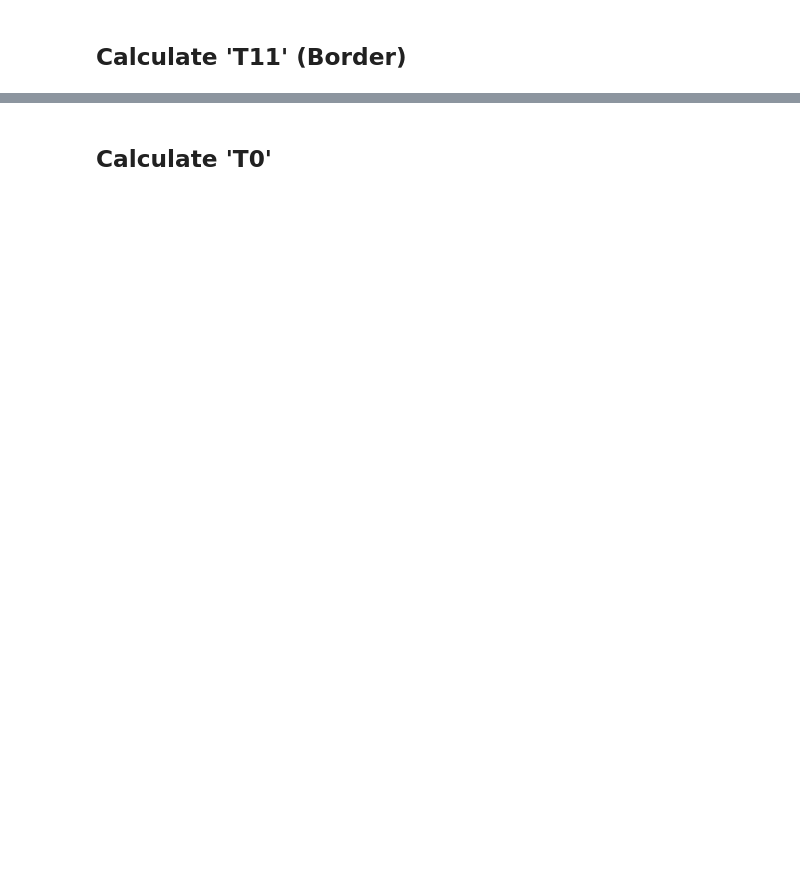
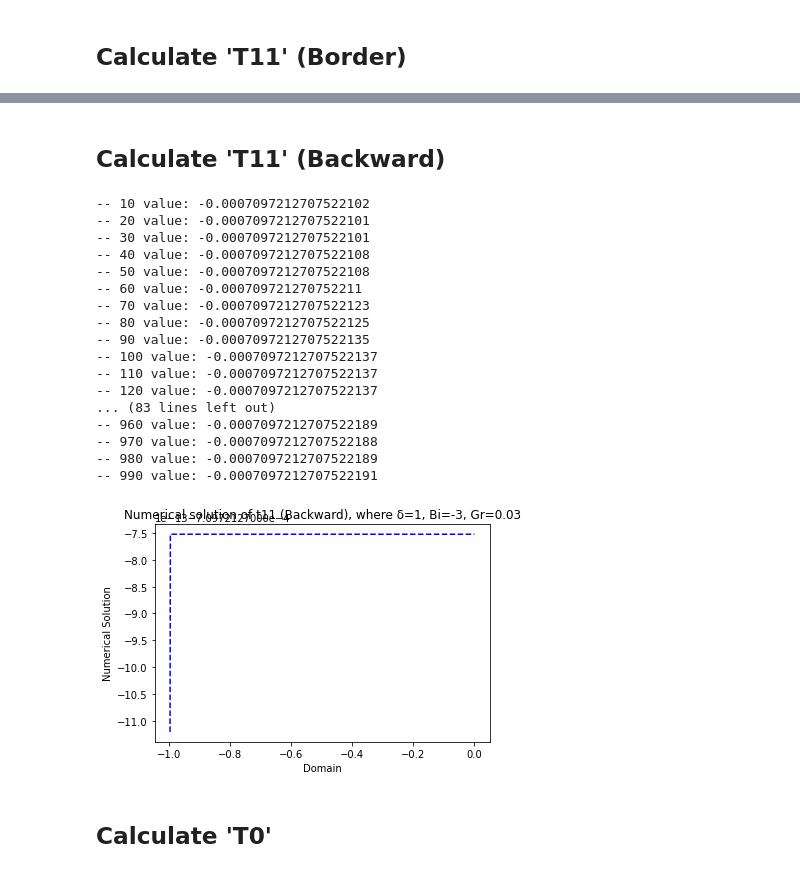
Before and after one commit to SvetlanaSV04/SolveSystemTDMS, a Jupyter notebook: solve.ipynb, the cells around one changed output, grey strips where cells are left out. Cells and saved outputs as stored; diff of their text form; code cells hidden in the pictures; blank space fills up the shorter version.

Commit message:
upd: calculate T11 with border

```diff
--- a/solve.ipynb
+++ b/solve.ipynb
@@ -244,7 +244,7 @@ import numpy as np
 z_left_border = -1.0
 z_right_border = 0.0
 
-n=100
+n=1000
 h=(z_right_border - z_left_border)/(n-1)
 
 z = np.zeros(n)
@@ -258,7 +258,7 @@ print(z)
 τ = 1e-8
 
 δ=1
-Bi=0
+Bi=-3
 Gr=0.03
 Pr=0.7
 # %% [markdown]
@@ -317,3 +392,34 @@ print('\'T11\' border value at z={}: {}'.format(z[-1], t11_border))
+# %% [markdown]
+## Calculate 'T11' (Backward)
+# %%
+t11_initial = t11_border
+
+A_func = lambda i, v_t1: 1/(Pr*(h**2)) + (Gr*ω[i]/(2*h))
+B_func = lambda i, v_t1: -(2/(Pr*(h**2)) + 2*Gr*u[i] + 1/τ)
+C_func = lambda i, v_t1: 1/(Pr*(h**2)) - (Gr*ω[i]/(2*h))
+F_func = lambda i, v_t1: -v_t1/τ
+
+t11_backward = FindSolution(z[::-1], t11_initial, A_func, B_func, C_func, F_func, -1)
+PrintSolution(z[2:], t11_backward[2:], 'Numerical solution of t11 (Backward), where δ={}, Bi={}, Gr={}'.format(δ, Bi, Gr))
+# %% [output]
+-- 10 value: -0.0007097212707522102
+-- 20 value: -0.0007097212707522101
+-- 30 value: -0.0007097212707522101
+-- 40 value: -0.0007097212707522108
+-- 50 value: -0.0007097212707522108
+-- 60 value: -0.000709721270752211
+-- 70 value: -0.0007097212707522123
+-- 80 value: -0.0007097212707522125
+-- 90 value: -0.0007097212707522135
+-- 100 value: -0.0007097212707522137
+-- 110 value: -0.0007097212707522137
+-- 120 value: -0.0007097212707522137
+... (83 lines left out)
+-- 960 value: -0.0007097212707522189
+-- 970 value: -0.0007097212707522188
+-- 980 value: -0.0007097212707522189
+-- 990 value: -0.0007097212707522191
+[figure, added]
 # %% [markdown]
 ## Calculate 'T0'
 # %%
```
Also changed, not shown: parts of 5 cells of this notebook.
